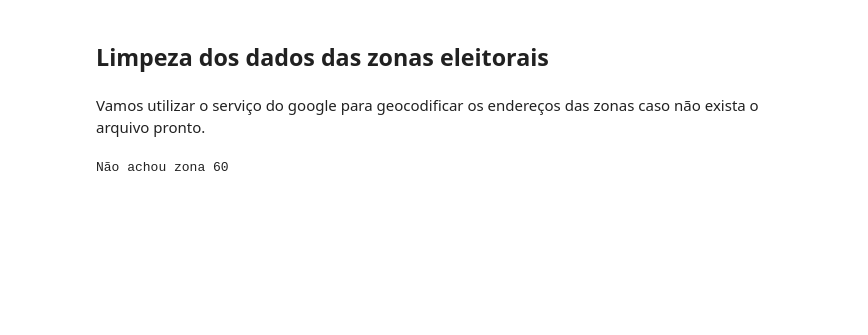
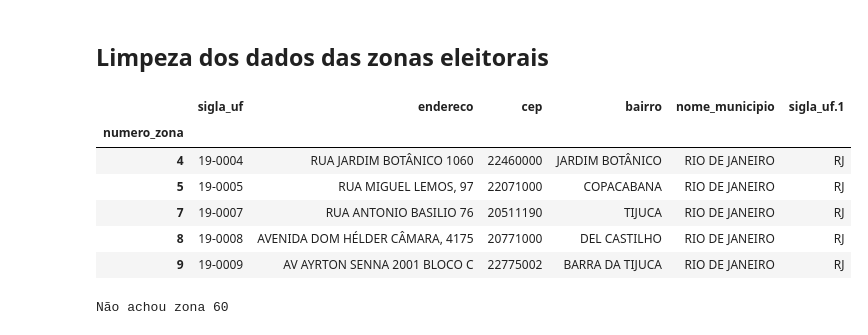
Before and after one commit to gianimpronta/eleicoes2018, a Jupyter notebook: eleicoes.ipynb, the cells around one changed output. Saved outputs shown, nothing was run; the diff lists cells and outputs as text; code cells hidden in the pictures; blank space fills up the shorter version.

```diff
--- a/eleicoes.ipynb
+++ b/eleicoes.ipynb
@@ -76,3 +100,15 @@ for c in colunas:
-# %% [markdown]
-Vamos utilizar o serviço do google para geocodificar os endereços das zonas caso não exista o arquivo pronto.
+# %%
+end_zonas = pd.read_csv(
+    DATASET_DIR + 'eleicao_rj/lista_zonas_eleitorais.csv',
+    encoding='Latin1',
+    index_col=0)
+end_zonas.head()
+# %% [output]
+|  | sigla_uf | endereco | cep | bairro | nome_municipio | sigla_uf.1 |
+| numero_zona |  |  |  |  |  |  |
+| 4 | 19-0004 | RUA JARDIM BOTÂNICO 1060 | 22460000 | JARDIM BOTÂNICO | RIO DE JANEIRO | RJ |
+| 5 | 19-0005 | RUA MIGUEL LEMOS, 97 | 22071000 | COPACABANA | RIO DE JANEIRO | RJ |
+| 7 | 19-0007 | RUA ANTONIO BASILIO 76 | 20511190 | TIJUCA | RIO DE JANEIRO | RJ |
+| 8 | 19-0008 | AVENIDA DOM HÉLDER CÂMARA, 4175 | 20771000 | DEL CASTILHO | RIO DE JANEIRO | RJ |
+| 9 | 19-0009 | AV AYRTON SENNA 2001 BLOCO C | 22775002 | BARRA DA TIJUCA | RIO DE JANEIRO | RJ |
 # %%
```
Also changed, not shown: parts of 23 cells of this notebook, 1 other file.
